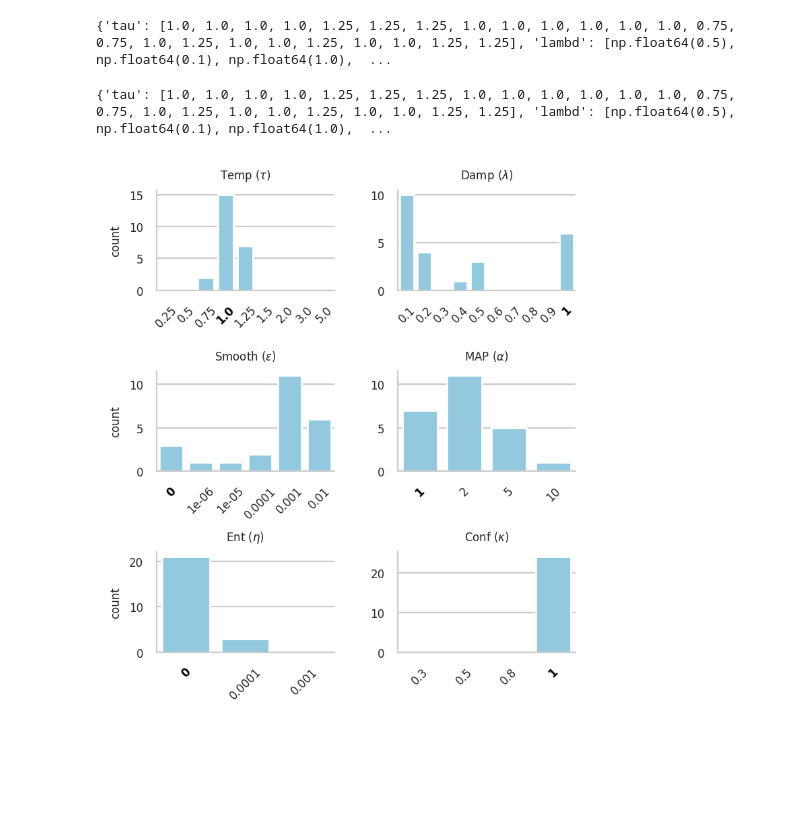
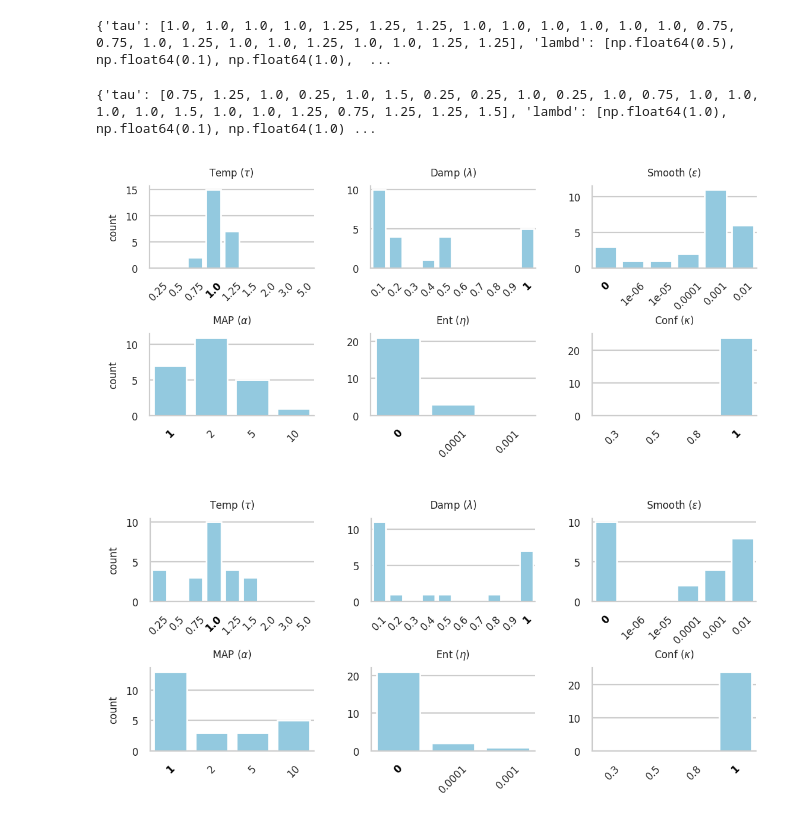
Before and after one commit to pglez82/emq-stabilization, a Jupyter notebook: formatresults.ipynb, the cells around one changed output. Saved outputs shown, nothing was run; the diff lists cells and outputs as text; code cells hidden in the pictures; blank space fills up the shorter version.

```diff
--- a/formatresults.ipynb
+++ b/formatresults.ipynb
@@ -269,7 +307,7 @@ for classifier in ('LR',):
 import pandas as pd
 import numpy as np
 
-def export_results_to_latex(csv_results_path, methods, method_names=None):
+def export_results_to_latex(csv_results_path, methods, method_names=None,maxtone=200):
     # Load the CSV data
     df = pd.read_csv(csv_results_path, sep='\t')
 
@@ -313,7 +351,7 @@ def export_results_to_latex(csv_results_path, methods, method_names=None):
                     # Baseline cell: always white (no \cellcolor)
                     cell = f"{v:.4f}"
                 else:
-                    cell = value_to_cellcolor_vs_ref(v, ref, row_min, row_max, lower_is_better=True)
+                    cell = value_to_cellcolor_vs_ref(v, ref, row_min, row_max, lower_is_better=True,maxtone=100)
             else:
                 cell = f"{v:.4f}"
             if m:
@@ -357,7 +395,9 @@ output = export_results_to_latex('results/ucimulti2/allmethods.csv',('EM_LR','PS
 with open("paper/combinations_lr.tex", "w") as f:
     f.write(output)
 
-#print(export_results_to_latex('results/ucimulti/allmethods.csv',('EM_NN','TSEM_DEM_NN','TSEM_EREM_NN','TSEM_DMAPEM_NN','PSEM_DEM_NN','PSEM_EREM_NN','PSEM_DMAPEM_NN'),('EMQ','SmoothDamp','SmoothEnt','SmoothMAP','TempDamp','TempEnt','TempMAP')))
+output = export_results_to_latex('results/ucimulti2/allmethods.csv',('EM_NN','PSEM_DEM_NN','PSEM_EREM_NN','PSEM_DMAPEM_NN','TSEM_DEM_NN','TSEM_EREM_NN','TSEM_DMAPEM_NN'),('EMQ','SmoothDamp','SmoothEnt','SmoothMAP','TempDamp','TempEnt','TempMAP'),maxtone=100)
+with open("paper/combinations_nn.tex", "w") as f:
+    f.write(output)
 # %%
 import pandas as pd
 import matplotlib.pyplot as plt
@@ -471,7 +525,7 @@ datasets = qp.datasets.UCI_MULTICLASS_DATASETS
 methods = ['PSEM','TSEM','DEM','EREM','DMAPEM','CSEM']
 hyperparameters=['tau','lambd','epsilon_smoothing','alpha','eta','kappa']
 
-hyperparam_values = {h: [] for h in hyperparameters}
+hyperparam_values_lr = {h: [] for h in hyperparameters}
 
 
 for dataset in datasets:
@@ -482,8 +536,8 @@ for dataset in datasets:
             loaded_dict = pickle.load(f)
             for h in hyperparameters:
                 if h in loaded_dict:
-                    hyperparam_values[h].append(loaded_dict[h])
-print(hyperparam_values)
+                    hyperparam_values_lr[h].append(loaded_dict[h])
+print(hyperparam_values_lr)
 # %% [output]
 {'tau': [1.0, 1.0, 1.0, 1.0, 1.25, 1.25, 1.25, 1.0, 1.0, 1.0, 1.0, 1.0, 1.0, 0.75, 0.75, 1.0, 1.25, 1.0, 1.0, 1.25, 1.0, 1.0, 1.25, 1.25], 'lambd': [np.float64(0.5), np.float64(0.1), np.float64(1.0),  ...
 # %%
@@ -491,12 +545,12 @@ import pickle
 import quapy as qp
 import os
 
-clf = 'LR'
+clf = 'NN'
 datasets = qp.datasets.UCI_MULTICLASS_DATASETS
 methods = ['PSEM','TSEM','DEM','EREM','DMAPEM','CSEM']
 hyperparameters=['tau','lambd','epsilon_smoothing','alpha','eta','kappa']
 
-hyperparam_values = {h: [] for h in hyperparameters}
+hyperparam_values_nn = {h: [] for h in hyperparameters}
 
 
 for dataset in datasets:
@@ -507,10 +561,10 @@ for dataset in datasets:
             loaded_dict = pickle.load(f)
             for h in hyperparameters:
                 if h in loaded_dict:
-                    hyperparam_values[h].append(loaded_dict[h])
-print(hyperparam_values)
+                    hyperparam_values_nn[h].append(loaded_dict[h])
+print(hyperparam_values_nn)
 # %% [output]
-{'tau': [1.0, 1.0, 1.0, 1.0, 1.25, 1.25, 1.25, 1.0, 1.0, 1.0, 1.0, 1.0, 1.0, 0.75, 0.75, 1.0, 1.25, 1.0, 1.0, 1.25, 1.0, 1.0, 1.25, 1.25], 'lambd': [np.float64(0.5), np.float64(0.1), np.float64(1.0),  ...
+{'tau': [0.75, 1.25, 1.0, 0.25, 1.0, 1.5, 0.25, 0.25, 1.0, 0.25, 1.0, 0.75, 1.0, 1.0, 1.0, 1.0, 1.5, 1.0, 1.0, 1.25, 0.75, 1.25, 1.25, 1.5], 'lambd': [np.float64(1.0), np.float64(0.1), np.float64(1.0) ...
 # %%
 import math
 import pandas as pd
@@ -570,7 +624,7 @@ def hp_count_bars(hp_data, tested_values, highlight_values, display_names=None,
         ax.set_title(title, fontsize=fontsize)
 
         ax.set_xlabel("")
-        if (i % ncols) == (ncols - 1):
+        if (i % ncols) != 0:
             ax.set_ylabel("")
         else:
             ax.set_ylabel("count", fontsize=max(fontsize-1, 6))
@@ -592,32 +646,34 @@ def hp_count_bars(hp_data, tested_values, highlight_values, display_names=None,
 # Example usage with 6 hyperparameters
 
 tested_values = {
     'tau': [0.25, 0.5, 0.75, 1.0, 1.25, 1.5, 2.0, 3.0, 5.0],
     'lambd': [0.1,0.2,0.3,0.4,0.5,0.6,0.7,0.8,0.9,1],
     'epsilon_smoothing': [0, 1e-6, 1e-5, 1e-4, 1e-3, 1e-2],
     'alpha': [1,2,5,10],
     'eta': [0, 0.0001, 0.001],
     'kappa': [0.3,0.5,0.8,1]
 }
 
 highlight_values = {
     'tau': 1.0,
     'lambd': 1,
     'epsilon_smoothing': 0,
     'alpha': 1,
     'eta': 0,
     'kappa': 1
 }
 
 display_names = {
     'tau': r'Temp ($\tau$)',
     'lambd': r'Damp ($\lambda$)',
     'alpha': r'MAP ($\alpha$)',
     'epsilon_smoothing': r'Smooth ($\epsilon$)',
     'kappa': r'Conf ($\kappa$)',
     'eta': r'Ent ($\eta$)',
 }
 
-hp_count_bars(hyperparam_values, tested_values, highlight_values=highlight_values, display_names=display_names, ncols=2,)
+hp_count_bars(hyperparam_values_lr, tested_values, highlight_values=highlight_values, display_names=display_names, ncols=3,)
+hp_count_bars(hyperparam_values_nn, tested_values, highlight_values=highlight_values, display_names=display_names, ncols=3,)
 # %% [output]
-[figure, old version]
+[figure, new version]
+[figure, added]
```
Also changed, not shown: parts of 6 cells of this notebook, 3 other files.
